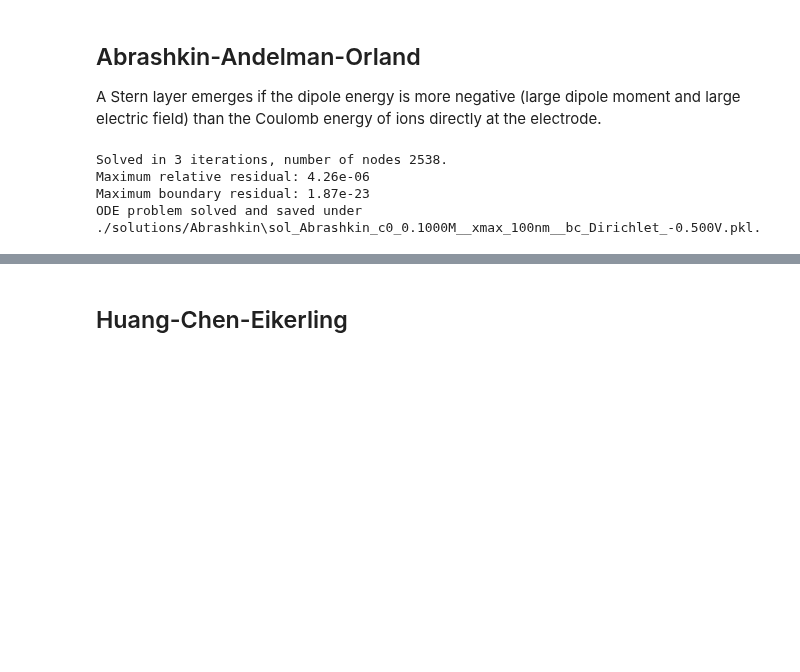
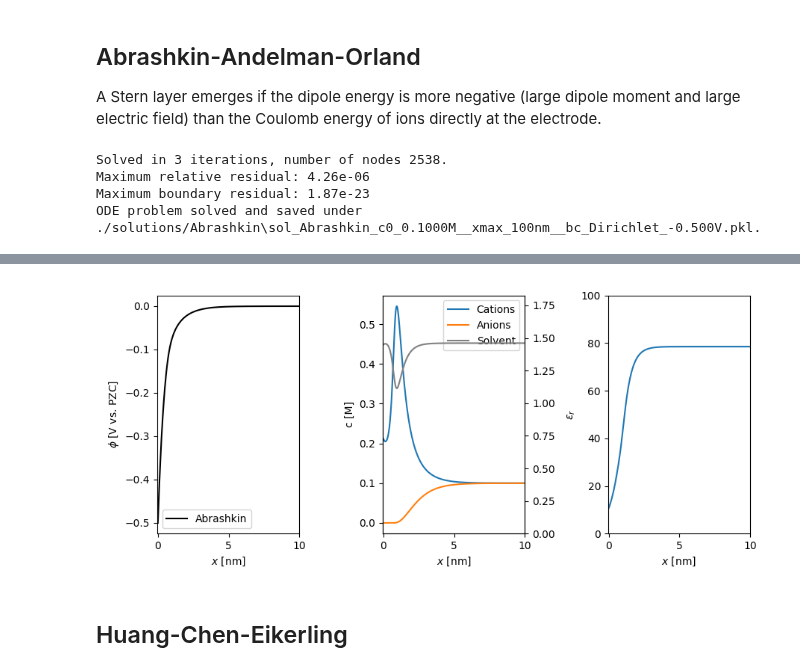
Before and after one commit to lucasdekam/frumkin, a Jupyter notebook: spatial-profiles.ipynb, the cells around one changed output, grey strips where cells are left out. Drawn from its saved outputs; the diff is of its cells as text; code cells hidden in the pictures; blank space fills up the shorter version.

Commit message:
multispecies solution storage and plotting

```diff
--- a/spatial-profiles.ipynb
+++ b/spatial-profiles.ipynb
@@ -54,7 +52,7 @@ A Stern layer emerges if the dipole energy is more negative (large dipole moment
 abr = models.Abrashkin(ion_concentration_molar, ion_diameter_m, eps_r_opt=1)
 abr_sol = abr.solve(x, bc)
 
-fig, ax = plotting.plot_solution(abr_sol, xmin, xmax, logscale=False, plot_water=True)
+fig, ax = plotting.plot_solution(abr_sol, xmin, xmax, logscale=False)
 plt.show()
 # %% [output]
 Solved in 3 iterations, number of nodes 2538.
@@ -66,3 +62,4 @@ ODE problem solved and saved under ./solutions/Abrashkin\sol_Abrashkin_c0_0.1000
+[figure, added]
 # %% [markdown]
 ## Huang-Chen-Eikerling
 # %%
```
Also changed, not shown: parts of 12 cells of this notebook, 3 other files.
